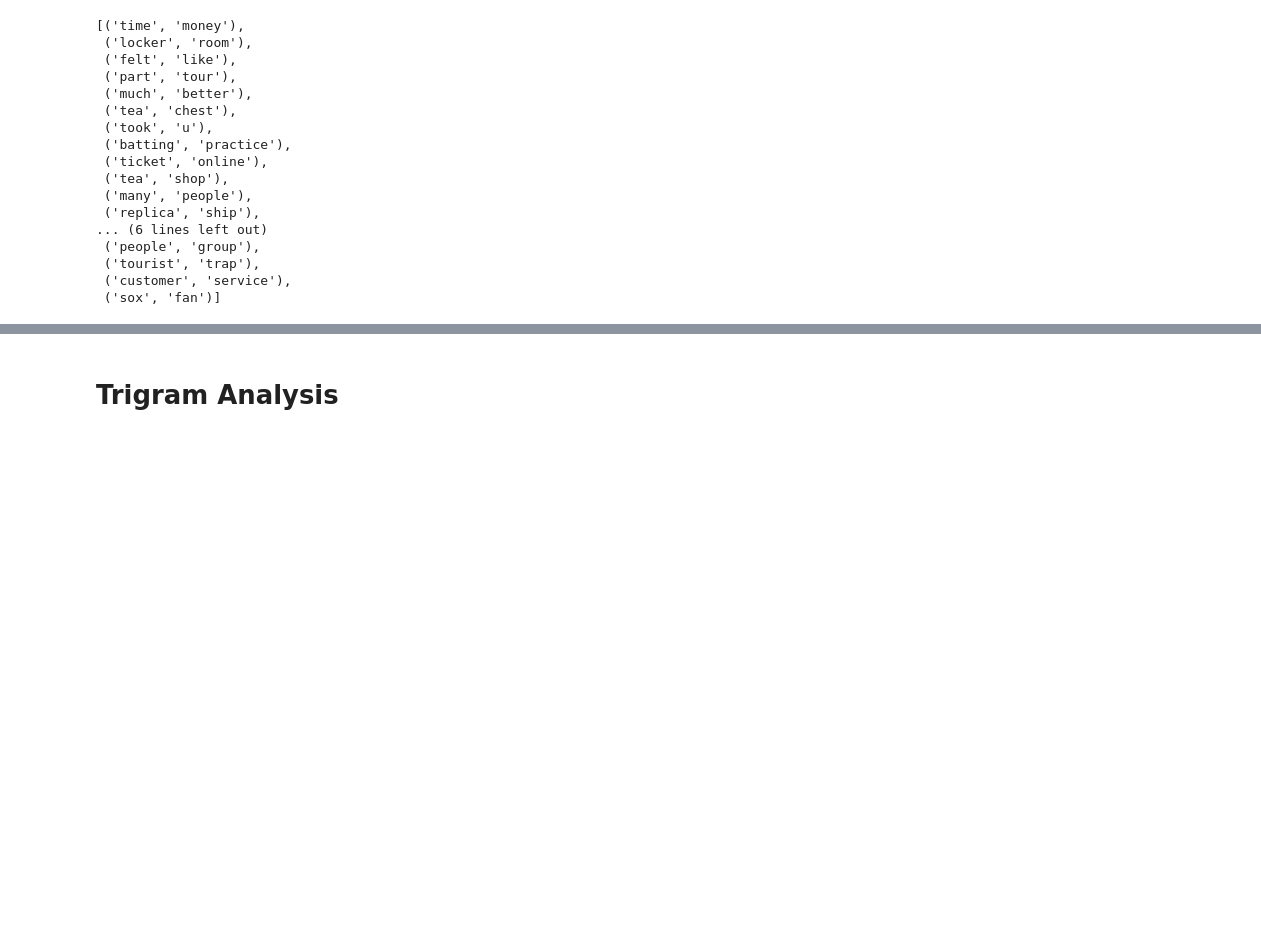
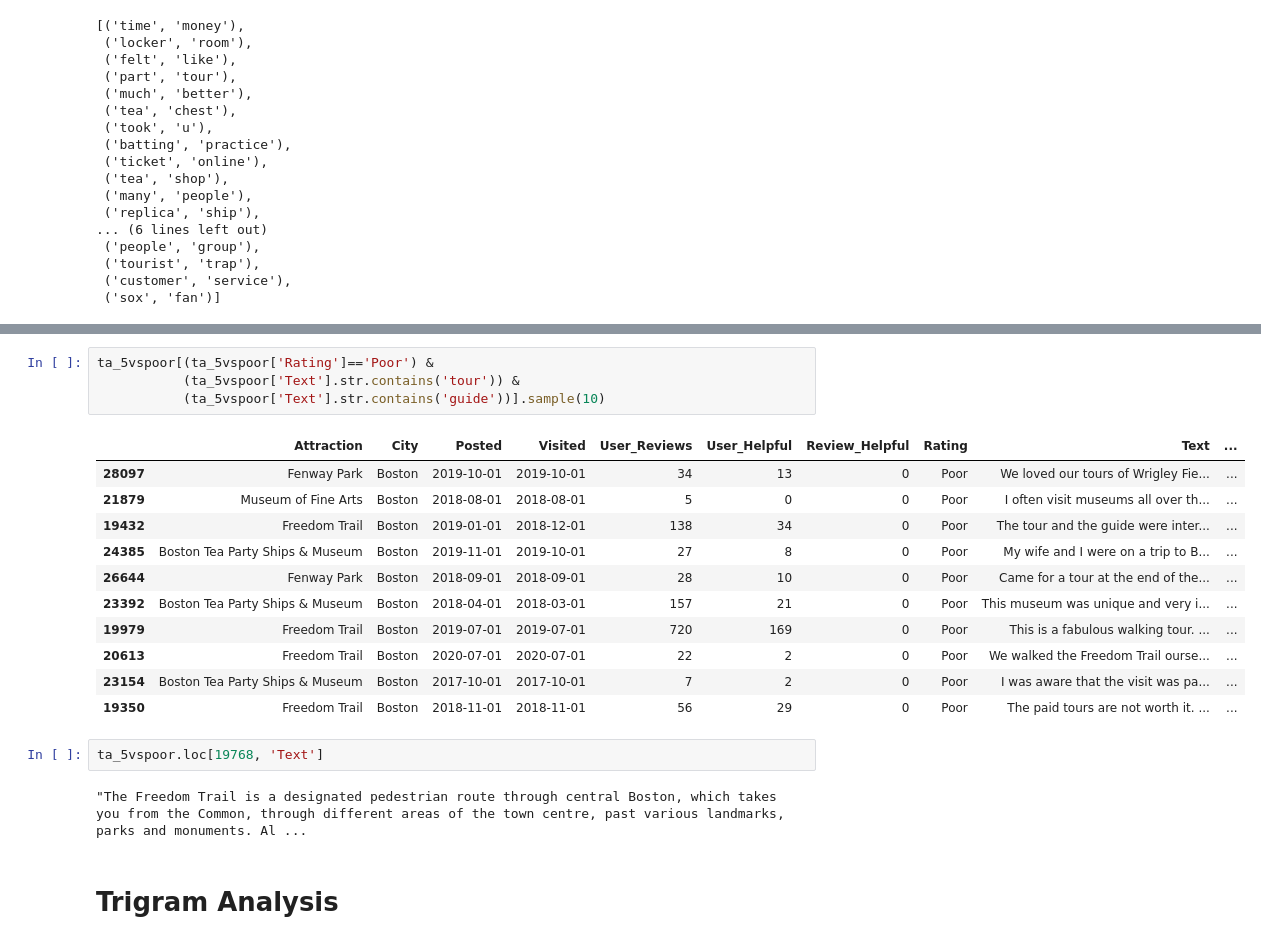
Before and after one commit to tdchoi7/Web_Scrape_Proj, a Jupyter notebook: tripadv/2_Analysis_Boston.ipynb, the cells around one changed output, grey strips where cells are left out. Drawn from its saved outputs; the diff is of its cells as text; blank space fills up the shorter version.

```diff
--- a/tripadv/2_Analysis_Boston.ipynb
+++ b/tripadv/2_Analysis_Boston.ipynb
@@ -909,3 +966,23 @@ list(set(bigram_words_poor) - set(bigram_words_4star) - set(bigram_words_5star))
+# %%
+ta_5vspoor[(ta_5vspoor['Rating']=='Poor') &
+           (ta_5vspoor['Text'].str.contains('tour')) &
+           (ta_5vspoor['Text'].str.contains('guide'))].sample(10)
+# %% [output]
+|  | Attraction | City | Posted | Visited | User_Reviews | User_Helpful | Review_Helpful | Rating | Text | ... |
+| 28097 | Fenway Park | Boston | 2019-10-01 | 2019-10-01 | 34 | 13 | 0 | Poor | We loved our tours of Wrigley Fie... | ... |
+| 21879 | Museum of Fine Arts | Boston | 2018-08-01 | 2018-08-01 | 5 | 0 | 0 | Poor | I often visit museums all over th... | ... |
+| 19432 | Freedom Trail | Boston | 2019-01-01 | 2018-12-01 | 138 | 34 | 0 | Poor | The tour and the guide were inter... | ... |
+| 24385 | Boston Tea Party Ships & Museum | Boston | 2019-11-01 | 2019-10-01 | 27 | 8 | 0 | Poor | My wife and I were on a trip to B... | ... |
+| 26644 | Fenway Park | Boston | 2018-09-01 | 2018-09-01 | 28 | 10 | 0 | Poor | Came for a tour at the end of the... | ... |
+| 23392 | Boston Tea Party Ships & Museum | Boston | 2018-04-01 | 2018-03-01 | 157 | 21 | 0 | Poor | This museum was unique and very i... | ... |
+| 19979 | Freedom Trail | Boston | 2019-07-01 | 2019-07-01 | 720 | 169 | 0 | Poor | This is a fabulous walking tour. ... | ... |
+| 20613 | Freedom Trail | Boston | 2020-07-01 | 2020-07-01 | 22 | 2 | 0 | Poor | We walked the Freedom Trail ourse... | ... |
+| 23154 | Boston Tea Party Ships & Museum | Boston | 2017-10-01 | 2017-10-01 | 7 | 2 | 0 | Poor | I was aware that the visit was pa... | ... |
+| 19350 | Freedom Trail | Boston | 2018-11-01 | 2018-11-01 | 56 | 29 | 0 | Poor | The paid tours are not worth it. ... | ... |
+# %%
+ta_5vspoor.loc[19768, 'Text']
+# %% [output]
+"The Freedom Trail is a designated pedestrian route through central Boston, which takes you from the Common, through different areas of the town centre, past various landmarks, parks and monuments. Al ...
 # %% [markdown]
 # Trigram Analysis
 # %%
```
Also changed, not shown: parts of 8 cells of this notebook.
